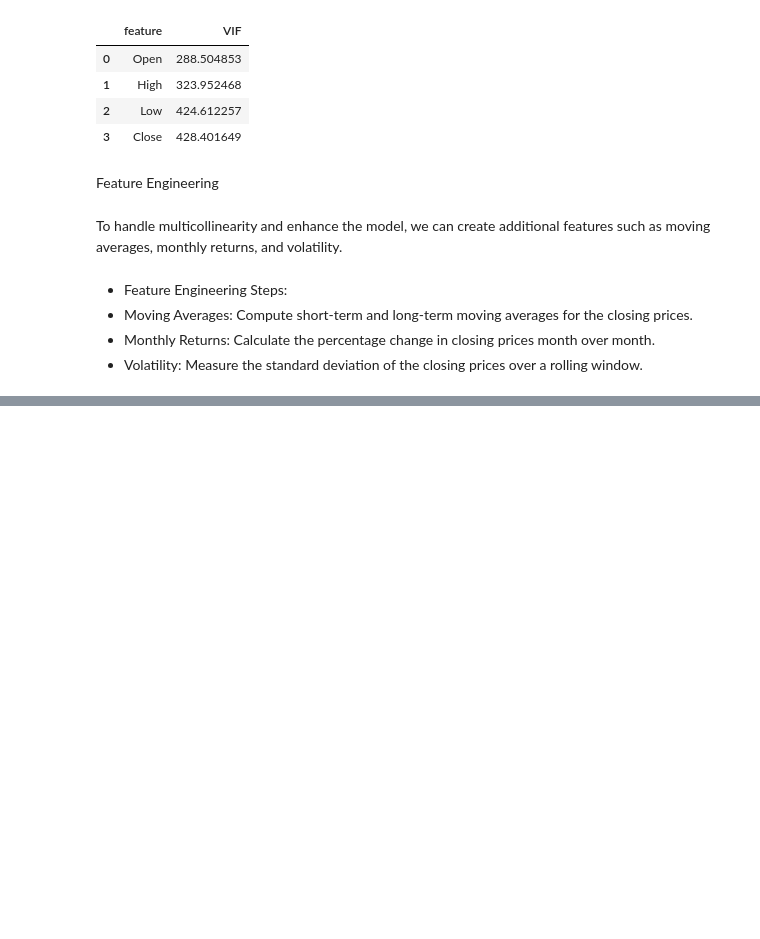
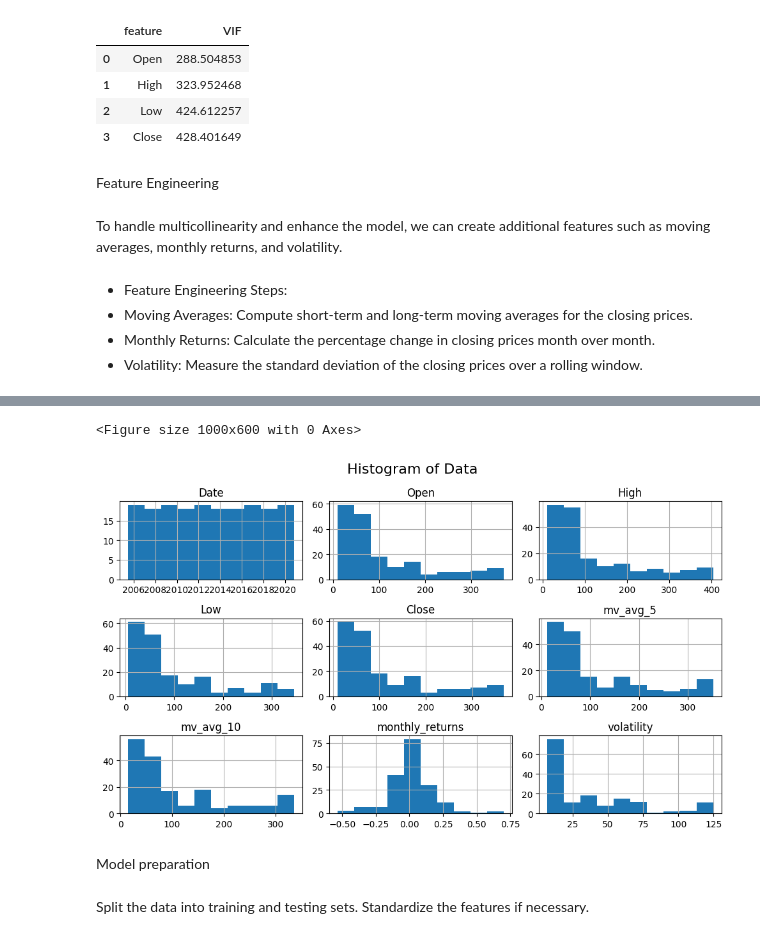
Before and after one commit to vinodvicki/Yes_Bank, a Jupyter notebook: Yes_Bank.ipynb, the cells around one changed output, grey strips where cells are left out. Cells and saved outputs as stored; diff of their text form; code cells hidden in the pictures; blank space fills up the shorter version.

```diff
--- a/Yes_Bank.ipynb
+++ b/Yes_Bank.ipynb
@@ -192,3 +186,9 @@ To handle multicollinearity and enhance the model, we can create additional feat
 - Moving Averages: Compute short-term and long-term moving averages for the closing prices.
 - Monthly Returns: Calculate the percentage change in closing prices month over month.
 - Volatility: Measure the standard deviation of the closing prices over a rolling window.
+# %%
+df["mv_avg_5"] = df["Close"].rolling(5).mean() # 3 month moving average
+df["mv_avg_10"] = df["Close"].rolling(10).mean() # 10 month moving average
+
+df['monthly_returns'] = df['Close'].pct_change() # Monthly_Return: Month-over-month percentage change in closing prices.
+df['volatility'] = df['Close'].rolling(window=30).std() # Volatility: Standard deviation of closing prices over a 30-day window.
@@ -194,0 +204,14 @@ To handle multicollinearity and enhance the model, we can create additional feat
+# %%
+# prompt: plot the skewness of the data
+
+# Plotting the skewness of the data
+plt.figure(figsize=(10, 6))
+df.hist(figsize=(10, 6))
+plt.suptitle('Histogram of Data', fontsize=16)
+plt.tight_layout()
+plt.show()
+# %% [output]
+<Figure size 1000x600 with 0 Axes>
+[figure, added]
+# %% [markdown]
+Model preparation
@@ -194,0 +227,3 @@ To handle multicollinearity and enhance the model, we can create additional feat
+# %% [markdown]
+Split the data into training and testing sets.
+Standardize the features if necessary.
```
Also changed, not shown: parts of 18 cells of this notebook.
